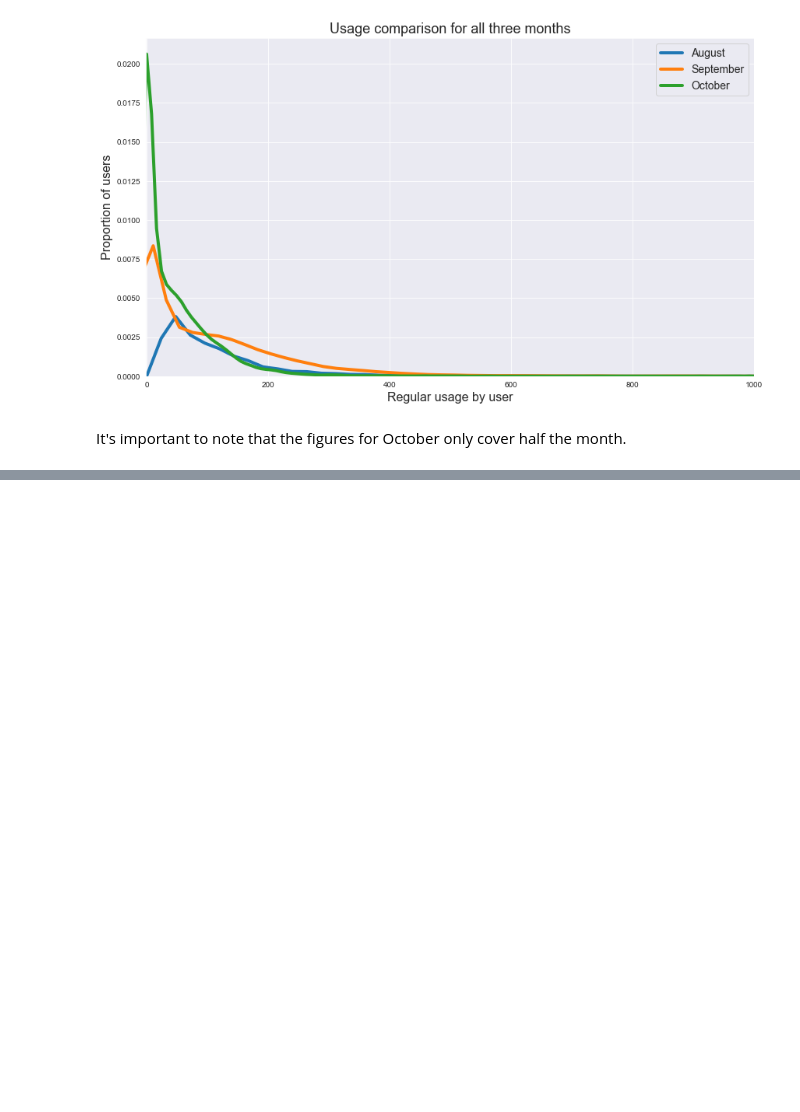
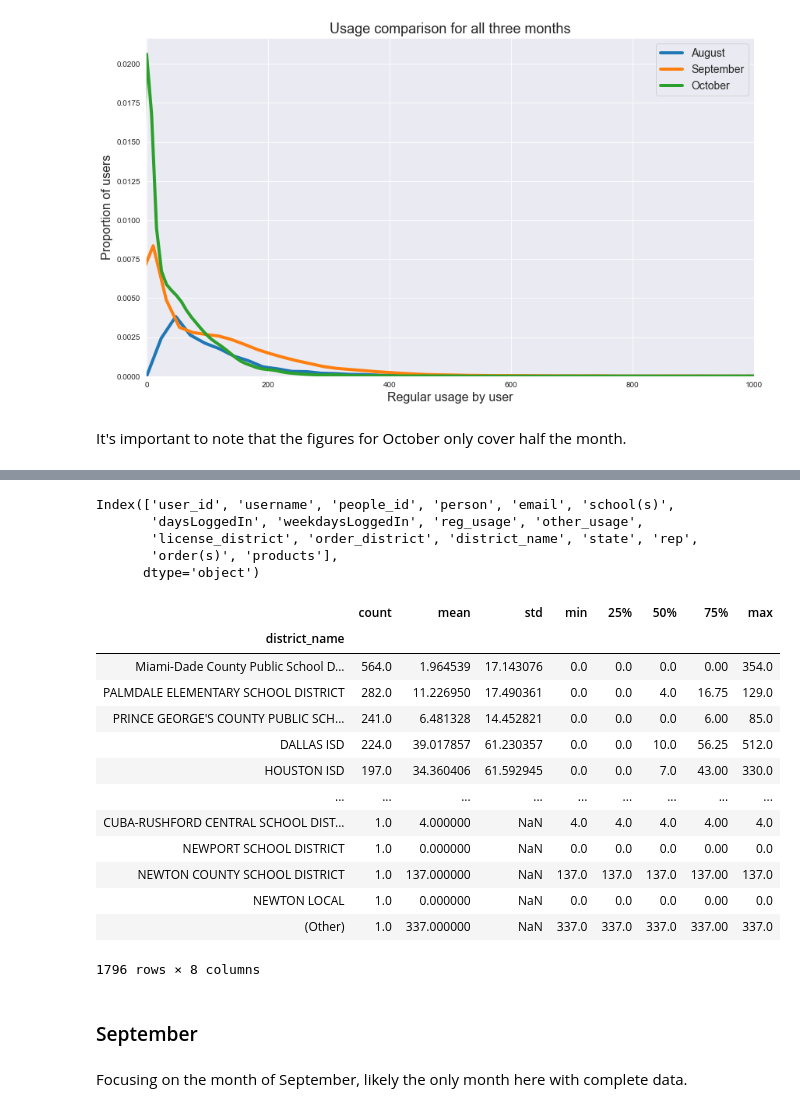
Before and after one commit to taylorquaver/UsageAnalysis, a Jupyter notebook: usage_analysis_october_2019.ipynb, the cells around one changed output, grey strips where cells are left out. Drawn from its saved outputs; the diff is of its cells as text; code cells hidden in the pictures; blank space fills up the shorter version.

```diff
--- a/usage_analysis_october_2019.ipynb
+++ b/usage_analysis_october_2019.ipynb
@@ -89,0 +92,4 @@ It's important to note that the figures for October only cover half the month.
+# %%
+august['state'].fillna('undefined', inplace=True)
+september['state'].fillna('undefined', inplace=True)
+october['state'].fillna('undefined', inplace=True)
@@ -89,0 +99,10 @@ It's important to note that the figures for October only cover half the month.
+# %%
+august.columns
+# %% [output]
+Index(['user_id', 'username', 'people_id', 'person', 'email', 'school(s)',
+       'daysLoggedIn', 'weekdaysLoggedIn', 'reg_usage', 'other_usage',
+       'license_district', 'order_district', 'district_name', 'state', 'rep',
+       'order(s)', 'products'],
+      dtype='object')
+# %%
+august['user_count'] = august.groupby('district_name')['district_name'].transform('count')
@@ -89,0 +111,23 @@ It's important to note that the figures for October only cover half the month.
+# %%
+desc = august.groupby('district_name')['reg_usage'].describe()
+# %%
+pd.DataFrame(desc).sort_values('count', ascending=False)
+# %% [output]
+|  | count | mean | std | min | 25% | 50% | 75% | max |
+| district_name |  |  |  |  |  |  |  |  |
+| Miami-Dade County Public School D... | 564.0 | 1.964539 | 17.143076 | 0.0 | 0.0 | 0.0 | 0.00 | 354.0 |
+| PALMDALE ELEMENTARY SCHOOL DISTRICT | 282.0 | 11.226950 | 17.490361 | 0.0 | 0.0 | 4.0 | 16.75 | 129.0 |
+| PRINCE GEORGE'S COUNTY PUBLIC SCH... | 241.0 | 6.481328 | 14.452821 | 0.0 | 0.0 | 0.0 | 6.00 | 85.0 |
+| DALLAS ISD | 224.0 | 39.017857 | 61.230357 | 0.0 | 0.0 | 10.0 | 56.25 | 512.0 |
+| HOUSTON ISD | 197.0 | 34.360406 | 61.592945 | 0.0 | 0.0 | 7.0 | 43.00 | 330.0 |
+| ... | ... | ... | ... | ... | ... | ... | ... | ... |
+| CUBA-RUSHFORD CENTRAL SCHOOL DIST... | 1.0 | 4.000000 | NaN | 4.0 | 4.0 | 4.0 | 4.00 | 4.0 |
+| NEWPORT SCHOOL DISTRICT | 1.0 | 0.000000 | NaN | 0.0 | 0.0 | 0.0 | 0.00 | 0.0 |
+| NEWTON COUNTY SCHOOL DISTRICT | 1.0 | 137.000000 | NaN | 137.0 | 137.0 | 137.0 | 137.00 | 137.0 |
+| NEWTON LOCAL | 1.0 | 0.000000 | NaN | 0.0 | 0.0 | 0.0 | 0.00 | 0.0 |
+| (Other) | 1.0 | 337.000000 | NaN | 337.0 | 337.0 | 337.0 | 337.00 | 337.0 |
+1796 rows × 8 columns
+# %% [markdown]
+### September
+# %% [markdown]
+Focusing on the month of September, likely the only month here with complete data.
```
Also changed, not shown: parts of 21 cells of this notebook.
